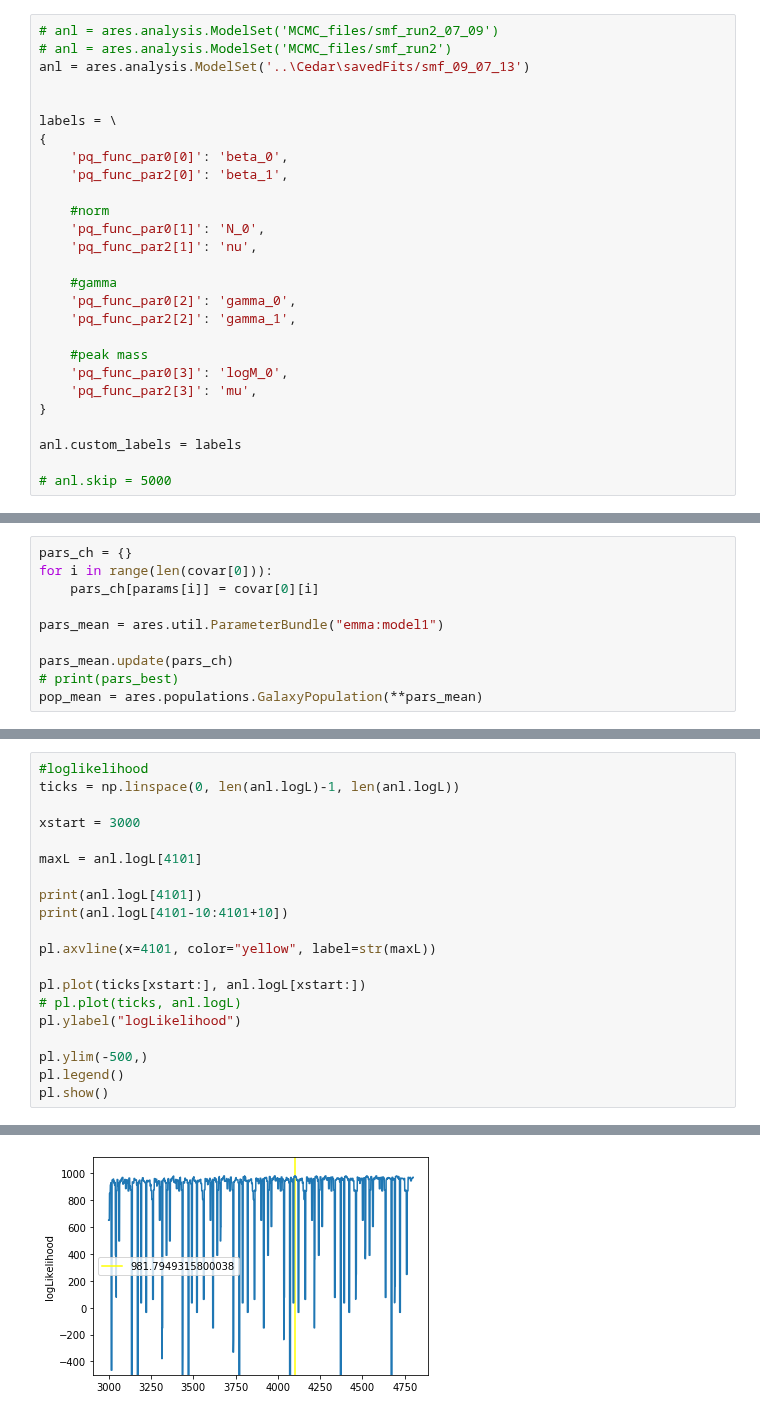
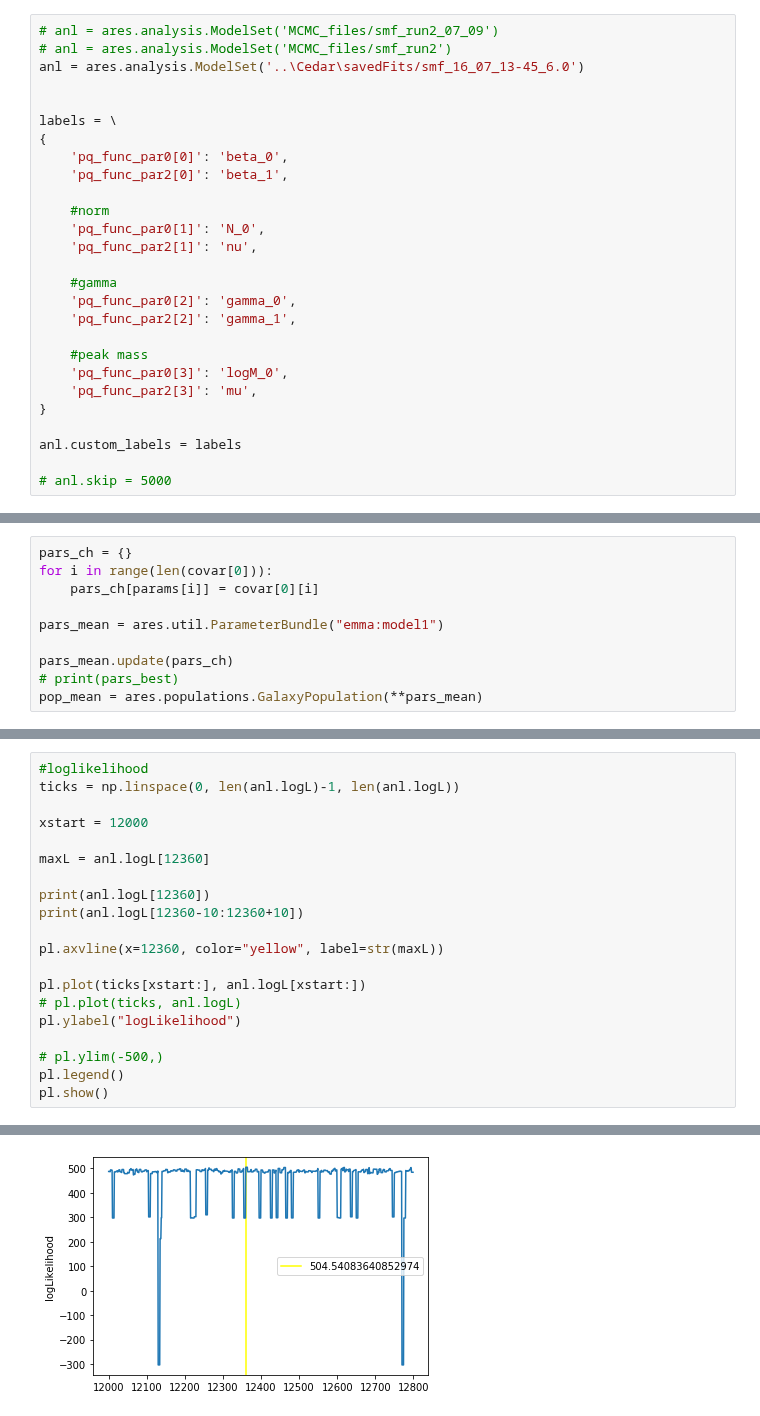
Before and after one commit to eklem1/GalaxySim, a Jupyter notebook: CheckingFitGuesses.ipynb, the cells around one changed output, grey strips where cells are left out. Saved outputs shown, nothing was run; the diff lists cells and outputs as text.

```diff
--- a/CheckingFitGuesses.ipynb
+++ b/CheckingFitGuesses.ipynb
@@ -233,7 +214,7 @@ fitter.run('MCMC_files/test_smfcal_5', burn=5, steps=40, save_freq=4, clobber=Tr
 # %%
 # anl = ares.analysis.ModelSet('MCMC_files/smf_run2_07_09')
 # anl = ares.analysis.ModelSet('MCMC_files/smf_run2')
-anl = ares.analysis.ModelSet('..\Cedar\savedFits/smf_09_07_13')
+anl = ares.analysis.ModelSet('..\Cedar\savedFits/smf_16_07_13-45_6.0')
 
 
 labels = \
@@ -535,20 +453,20 @@ pl.show()
 #loglikelihood
 ticks = np.linspace(0, len(anl.logL)-1, len(anl.logL))
 
-xstart = 3000
+xstart = 12000
 
-maxL = anl.logL[4101]
+maxL = anl.logL[12360]
 
-print(anl.logL[4101])
-print(anl.logL[4101-10:4101+10])
+print(anl.logL[12360])
+print(anl.logL[12360-10:12360+10])
 
-pl.axvline(x=4101, color="yellow", label=str(maxL))
+pl.axvline(x=12360, color="yellow", label=str(maxL))
 
 pl.plot(ticks[xstart:], anl.logL[xstart:])
 # pl.plot(ticks, anl.logL)
 pl.ylabel("logLikelihood")
 
-pl.ylim(-500,)
+# pl.ylim(-500,)
 pl.legend()
 pl.show()
 # %% [output]
@@ -562 +480 @@ pl.show()
-[figure, old version]
+[figure, new version]
```
Also changed, not shown: parts of 14 cells of this notebook, 2 other files.
